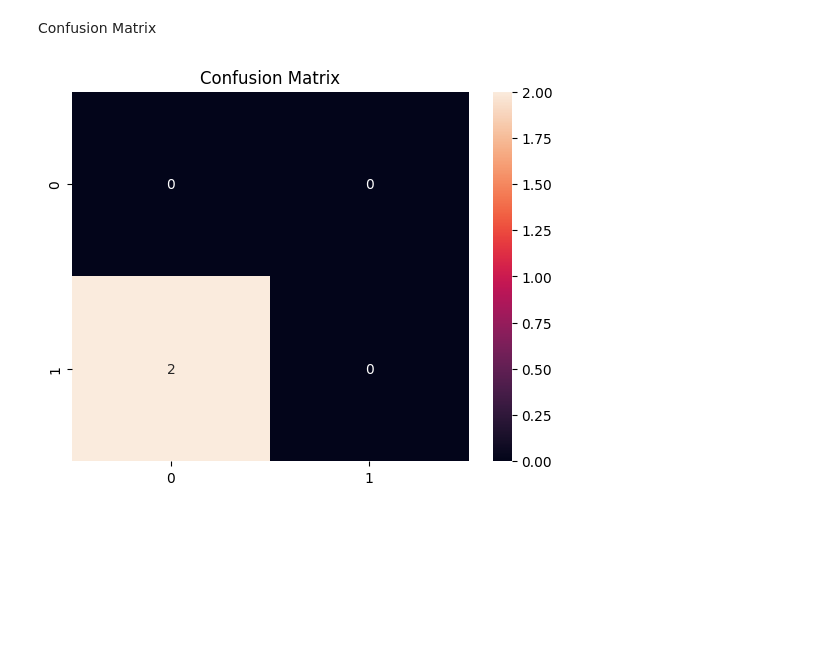
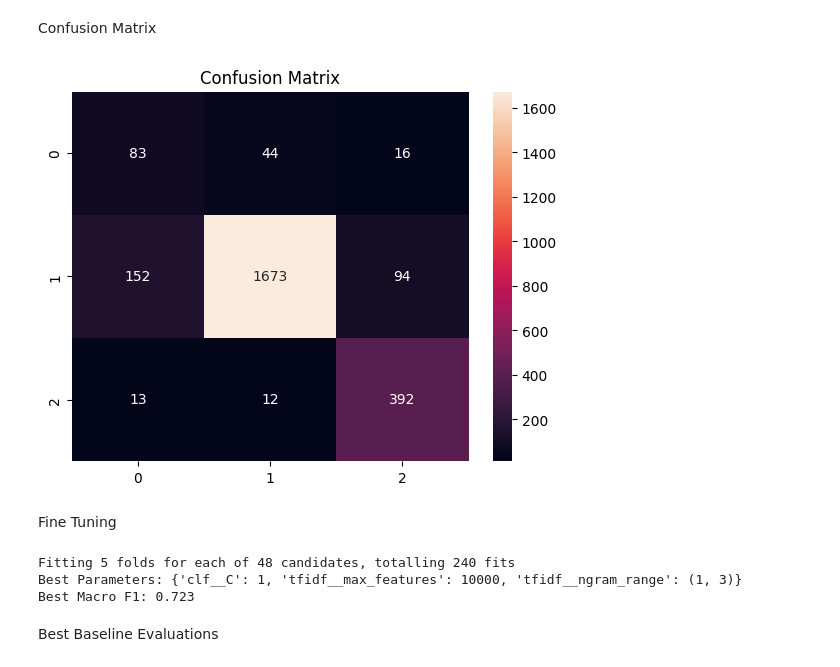
Before and after one commit to CA-JunPark/mini-project-9, a Jupyter notebook: notebooks/02_baseline.ipynb, the cells around one changed output. Cells and saved outputs as stored; diff of their text form; code cells hidden in the pictures; blank space fills up the shorter version.

```diff
--- a/notebooks/02_baseline.ipynb
+++ b/notebooks/02_baseline.ipynb
@@ -6,0 +14,3 @@ from sklearn.pipeline import Pipeline
+# %%
+df = pd.read_csv("../data/data_cleaned.csv").dropna()
+df.head()
@@ -25,21 +59,0 @@ First, let's create some sample data for demonstration. Since you're using `Tfid
-# %%
-from sklearn.model_selection import train_test_split
-
-# Sample data
-X = [
-    "This is a great movie!",
-    "I really enjoyed this film.",
-    "Terrible acting and boring plot.",
-    "What a waste of time.",
-    "Highly recommended, a masterpiece.",
-    "Never again will I watch this."
-]
-y = [1, 1, 0, 0, 1, 0] # 1 for positive, 0 for negative
-
-# Split data into training and testing sets
-X_train, X_test, y_train, y_test = train_test_split(X, y, test_size=0.3, random_state=42)
-
-print(f"X_train samples: {X_train}")
-print(f"y_train labels: {y_train}")
-print(f"X_test samples: {X_test}")
-print(f"y_test labels: {y_test}")
@@ -53,4 +62,4 @@ Predict
 # %%
-preds = pipeline.predict(X_test)
+y_pred = pipeline.predict(X_test)
 # %% [markdown]
 Evaluation Metrics
@@ -70,14 +78,12 @@ weighted avg       0.00      0.00      0.00       2.0
 # %% [markdown]
 Confusion Matrix
 # %%
-from sklearn.metrics import confusion_matrix
-import matplotlib.pyplot as plt
-import seaborn as sns
-
-cm = confusion_matrix(y_test, preds)
+cm = confusion_matrix(y_test, y_pred)
 
 sns.heatmap(cm, annot=True, fmt='d')
 plt.title("Confusion Matrix")
 plt.show()
 # %% [output]
-[figure, old version]
+[figure, new version]
+# %% [markdown]
+Fine Tuning
@@ -83,0 +103,23 @@ plt.show()
+# %%
+grid_search = GridSearchCV(
+    pipeline,
+    param_grid,
+    scoring=macro_f1_scorer,
+    cv=5,
+    verbose=1,
+    n_jobs=-1
+)
+
+grid_search.fit(X_train, y_train)
+
+print(f"Best Parameters: {grid_search.best_params_}")
+print(f"Best Macro F1: {grid_search.best_score_:.3f}")
+
+# save the best pipeline
+best_pipeline = grid_search.best_estimator_
+# %% [output]
+Fitting 5 folds for each of 48 candidates, totalling 240 fits
+Best Parameters: {'clf__C': 1, 'tfidf__max_features': 10000, 'tfidf__ngram_range': (1, 3)}
+Best Macro F1: 0.723
+# %% [markdown]
+Best Baseline Evaluations
```
Also changed, not shown: parts of 14 cells of this notebook, 14 other files.
